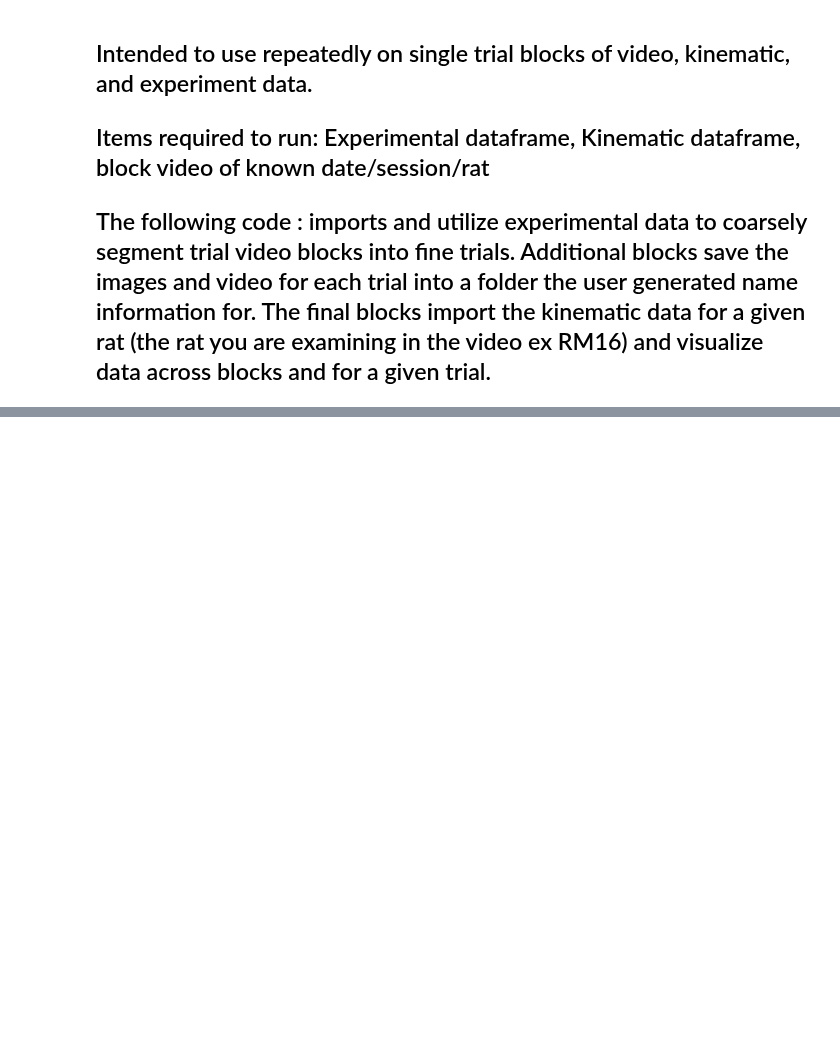
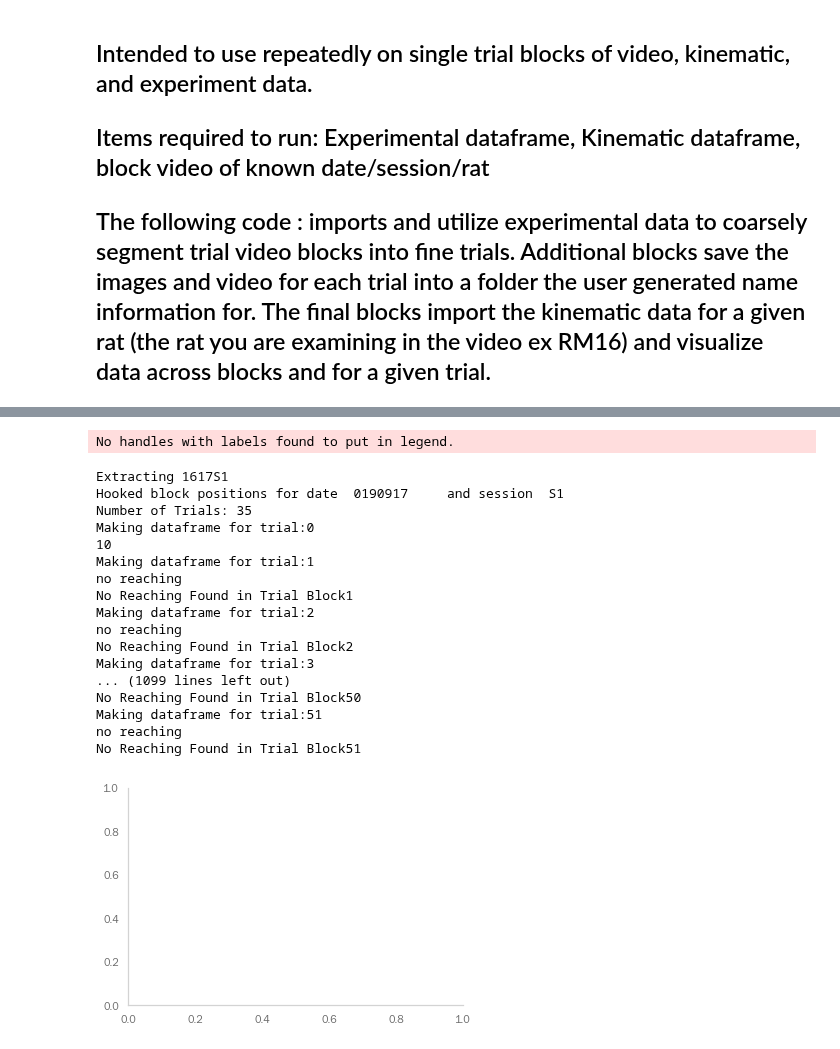
Before and after one commit to BouchardLab/ReachMaster, a Jupyter notebook: software/ReachSplitter/Block_Reaching_Visualization.ipynb, the cells around one changed output, grey strips where cells are left out. Drawn from its saved outputs; the diff is of its cells as text; code cells hidden in the pictures; blank space fills up the shorter version.

Commit message:
Commit beta extraction script for blocks.

```diff
--- a/software/ReachSplitter/Block_Reaching_Visualization.ipynb
+++ b/software/ReachSplitter/Block_Reaching_Visualization.ipynb
@@ -18,8 +18,8 @@ date = '20'
 session = 'S1'
 rat = 'RM14'
 R = ReachViz(date,session,exp_datafile, block_video_file,kin_file, rat)
-reach_array = R.vid_splitter_and_grapher(plot=False, plot_reach=False)
-#dd = R.get_reach_dataframe_from_block()
+#reach_array = R.vid_splitter_and_grapher(plot=False, plot_reach=False)
+dd = R.get_reach_dataframe_from_block()
 def loop_over_rats_and_extract_reaches(prediction_dataframe, e_dataframe, dummy_video_path, rat):
     save_path = '/Users/bassp/OneDrive/Desktop/Classification Project/reach_thresholds_RM15/'
     # Get rat, date, session for each block we need to process.
@@ -58,0 +55,66 @@ dd.to_csv('dd.csv')
+# %%
+#
+
+from ReachLoader import ReachViz
+import pdb
+
+#
+#
+#
+dates = ['17','18','17','20','19','25','17','20','18','19','18','17','19']
+rats = [16,16,16,16,16,15,15,14,14,12,11,10,9]
+sessions = ['S1','S1','S2','S3','S3','S3','S4','S1','S2','S1','S4','S2','S3']
+block_video_file = '/Users/bassp/OneDrive/Desktop/Classification Project/2019-09-20-S1-RM14_cam2DLC_FinalColors.mp4'
+classification_trials = []
+for ix, date in enumerate(dates):
+    # set kin, exp_data file based on rat
+    sesh = sessions[ix]
+    ratties = rats[ix]
+    print('Extracting '+ str(ratties) + str(date) + str(sesh))
+    if ratties == 16:
+        kin_file = '/Users/bassp/OneDrive/Desktop/DataFrames/3D_positions_RM16.pkl'
+        exp_datafile = '/Users/bassp/OneDrive/Desktop/DataFrames/RM16_expdf.pickle'
+    if ratties == 15:
+        kin_file = '/Users/bassp/OneDrive/Desktop/DataFrames/3D_positions_RM15.pkl'
+        exp_datafile = '/Users/bassp/OneDrive/Desktop/DataFrames/RM15_expdf.pickle'
+    if ratties == 14:
+        kin_file = '/Users/bassp/OneDrive/Desktop/DataFrames/3D_positions_RM14.pkl'
+        exp_datafile = '/Users/bassp/OneDrive/Desktop/DataFrames/RM14_expdf.pickle'
+    if ratties == 13:
+        kin_file = '/Users/bassp/OneDrive/Desktop/DataFrames/3D_positions_RM13.pkl'
+        exp_datafile = '/Users/bassp/OneDrive/Desktop/DataFrames/RM13_expdf.pickle'
+    if ratties == 12:
+        kin_file = '/Users/bassp/OneDrive/Desktop/DataFrames/3D_positions_RM12.pkl'
+        exp_datafile = '/Users/bassp/OneDrive/Desktop/DataFrames/RM12_expdf.pickle'
+    if ratties == 11:
+        kin_file = '/Users/bassp/OneDrive/Desktop/DataFrames/3D_positions_RM11.pkl'
+        exp_datafile = '/Users/bassp/OneDrive/Desktop/DataFrames/RM11_expdf.pickle'
+    if ratties == 10:
+        kin_file = '/Users/bassp/OneDrive/Desktop/DataFrames/3D_positions_RM10.pkl'
+        exp_datafile = '/Users/bassp/OneDrive/Desktop/DataFrames/RM10_expdf.pickle'
+    if ratties == 9:
+        kin_file = '/Users/bassp/OneDrive/Desktop/DataFrames/3D_positions_RM9.pkl'
+        exp_datafile = '/Users/bassp/OneDrive/Desktop/DataFrames/RM9_expdf.pickle'
+    R = ReachViz(date,sesh, exp_datafile, block_video_file,kin_file, ratties)
+    dd = R.get_reach_dataframe_from_block()
+    classification_trials.append(dd)
+# %% [output]
+No handles with labels found to put in legend.
+Extracting 1617S1
+Hooked block positions for date  0190917     and session  S1
+Number of Trials: 35
+Making dataframe for trial:0
+10
+Making dataframe for trial:1
+no reaching
+No Reaching Found in Trial Block1
+Making dataframe for trial:2
+no reaching
+No Reaching Found in Trial Block2
+Making dataframe for trial:3
+... (1099 lines left out)
+No Reaching Found in Trial Block50
+Making dataframe for trial:51
+no reaching
+No Reaching Found in Trial Block51
+[figure, added]
```
Also changed, not shown: parts of 6 cells of this notebook, 2 other files.
